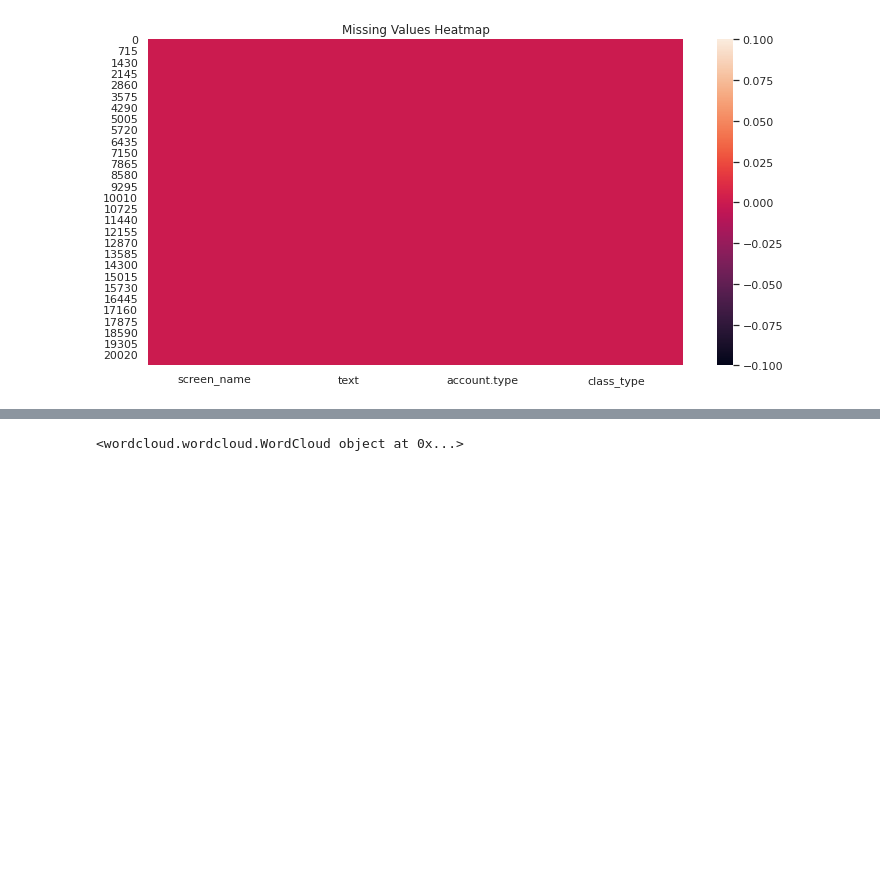
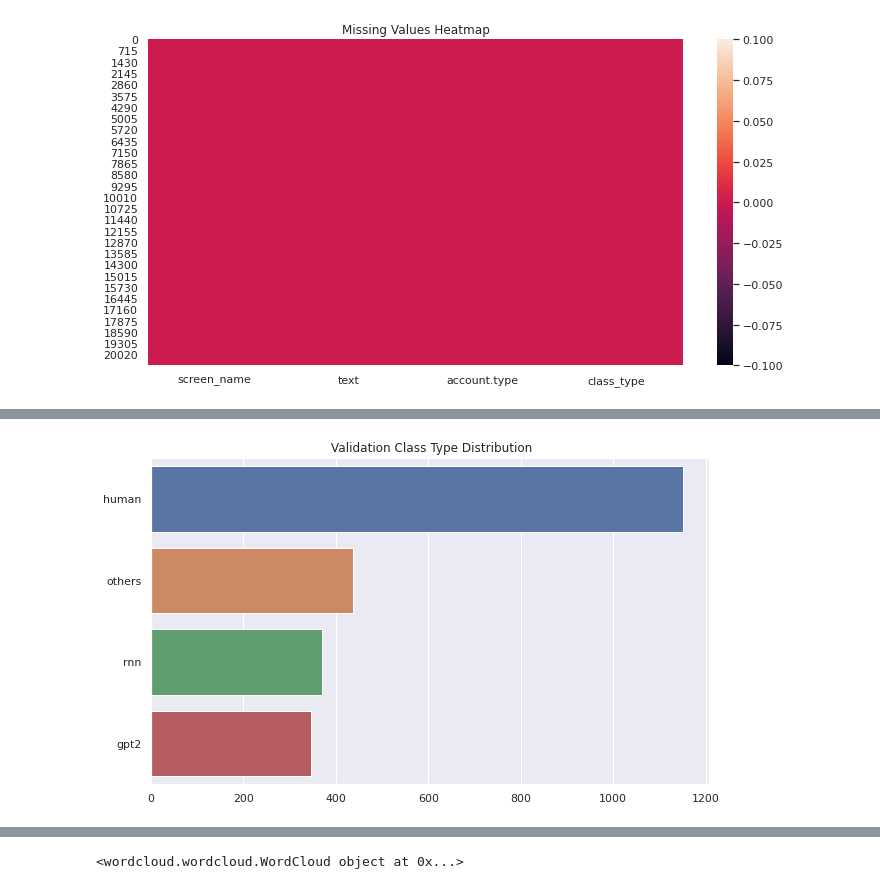
Before and after one commit to abhi128936/Tweep-Fake, a Jupyter notebook: .ipynb notebook/TF.ipynb, the cells around one changed output, grey strips where cells are left out. Cells and saved outputs as stored; diff of their text form; code cells hidden in the pictures; blank space fills up the shorter version.

```diff
--- a/.ipynb notebook/TF.ipynb
+++ b/.ipynb notebook/TF.ipynb
@@ -121,3 +116,3 @@ barplot_distribution(train_df,'class_type',' Training Class Type Distribution',4
 # %%
-barplot_distribution(val_df,'class_type',' Validation Class Type Distribution',400,600)
+barplot_distribution(val_df,'class_type',' Validation Class Type Distribution',10,6)
 # %% [output]
@@ -125 +119,2 @@ barplot_distribution(val_df,'class_type',' Validation Class Type Distribution',4
+[figure, added]
 # %%
```
Also changed, not shown: parts of 14 cells of this notebook.
